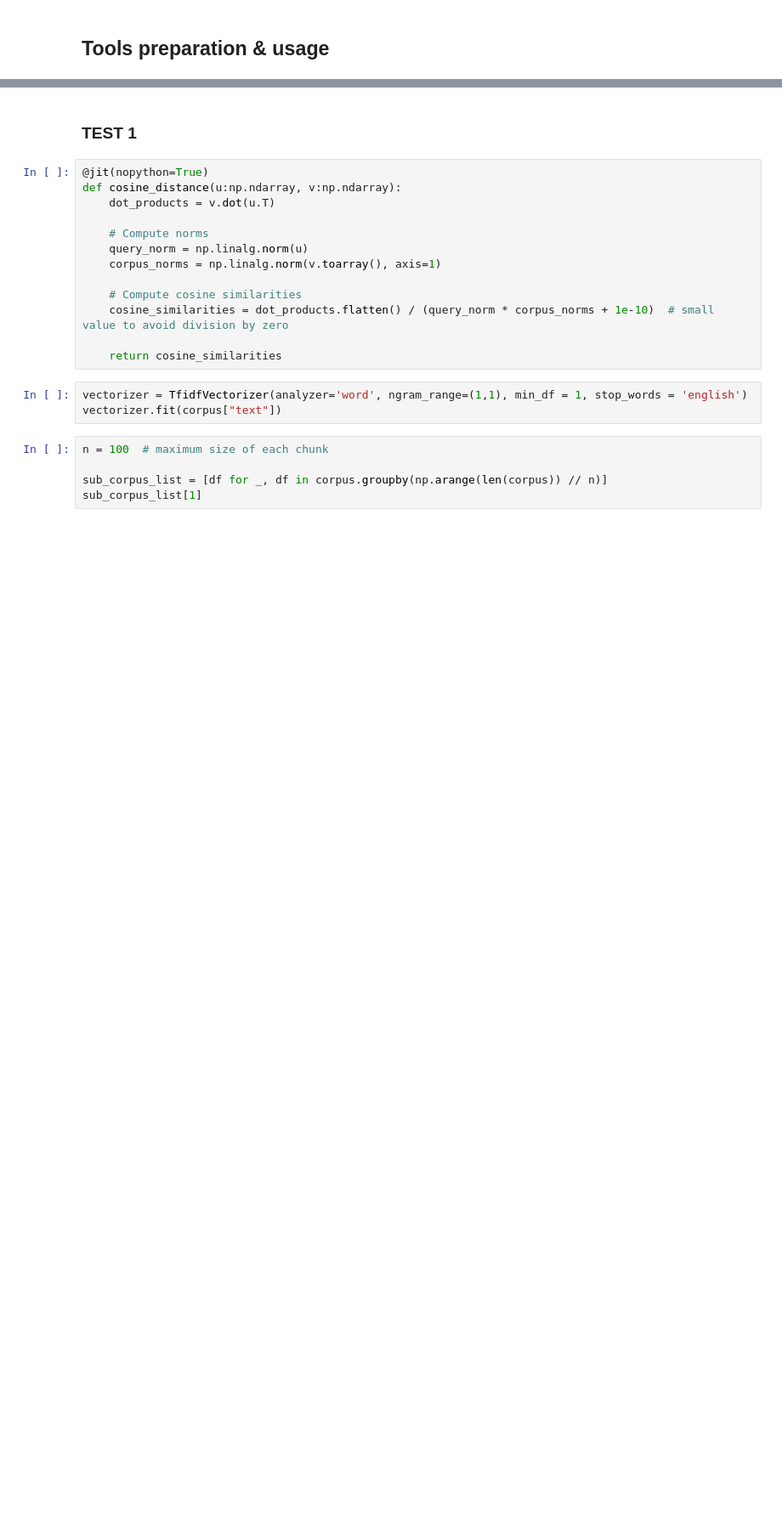
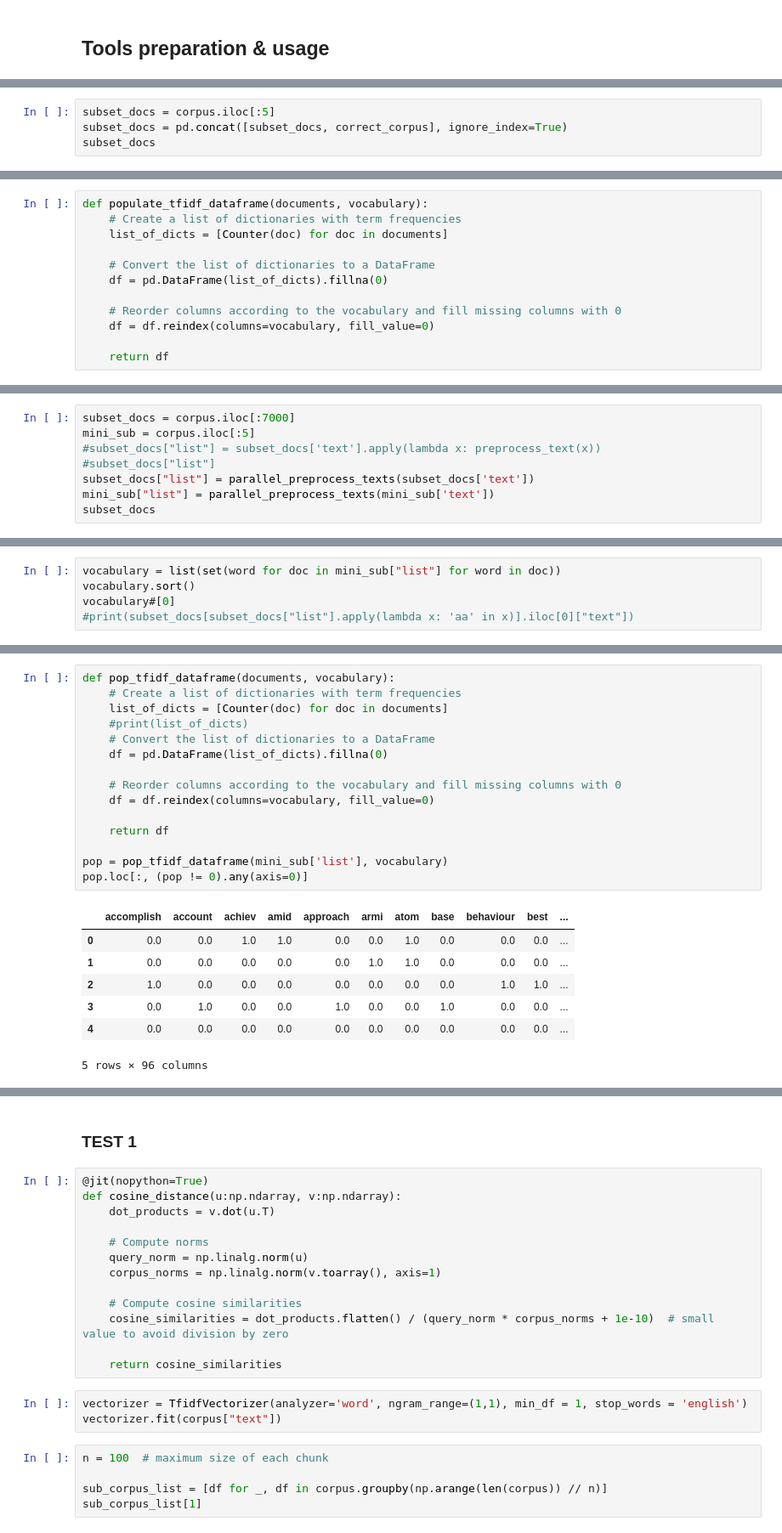
Before and after one commit to DIS-InfoExplorers/Project-1, a Jupyter notebook: EricTestBench.ipynb, the cells around one changed output, grey strips where cells are left out. Shown: that part at 85% size. Saved outputs shown, nothing was run; the diff lists cells and outputs as text; blank space fills up the shorter version.

```diff
--- a/EricTestBench.ipynb
+++ b/EricTestBench.ipynb
@@ -43,0 +167,4 @@ queries_test
+# %%
+subset_docs = corpus.iloc[:5]
+subset_docs = pd.concat([subset_docs, correct_corpus], ignore_index=True)
+subset_docs
@@ -43,0 +179,12 @@ queries_test
+# %%
+def populate_tfidf_dataframe(documents, vocabulary):
+    # Create a list of dictionaries with term frequencies
+    list_of_dicts = [Counter(doc) for doc in documents]
+
+    # Convert the list of dictionaries to a DataFrame
+    df = pd.DataFrame(list_of_dicts).fillna(0)
+
+    # Reorder columns according to the vocabulary and fill missing columns with 0
+    df = df.reindex(columns=vocabulary, fill_value=0)
+
+    return df
@@ -43,0 +300,8 @@ queries_test
+# %%
+subset_docs = corpus.iloc[:7000]
+mini_sub = corpus.iloc[:5]
+#subset_docs["list"] = subset_docs['text'].apply(lambda x: preprocess_text(x))
+#subset_docs["list"]
+subset_docs["list"] = parallel_preprocess_texts(subset_docs['text'])
+mini_sub["list"] = parallel_preprocess_texts(mini_sub['text'])
+subset_docs
@@ -43,0 +348,5 @@ queries_test
+# %%
+vocabulary = list(set(word for doc in mini_sub["list"] for word in doc))
+vocabulary.sort()
+vocabulary#[0]
+#print(subset_docs[subset_docs["list"].apply(lambda x: 'aa' in x)].iloc[0]["text"])
@@ -43,0 +371,23 @@ queries_test
+# %%
+def pop_tfidf_dataframe(documents, vocabulary):
+    # Create a list of dictionaries with term frequencies
+    list_of_dicts = [Counter(doc) for doc in documents]
+    #print(list_of_dicts)
+    # Convert the list of dictionaries to a DataFrame
+    df = pd.DataFrame(list_of_dicts).fillna(0)
+
+    # Reorder columns according to the vocabulary and fill missing columns with 0
+    df = df.reindex(columns=vocabulary, fill_value=0)
+
+    return df
+
+pop = pop_tfidf_dataframe(mini_sub['list'], vocabulary)
+pop.loc[:, (pop != 0).any(axis=0)]
+# %% [output]
+|  | accomplish | account | achiev | amid | approach | armi | atom | base | behaviour | best | ... |
+| 0 | 0.0 | 0.0 | 1.0 | 1.0 | 0.0 | 0.0 | 1.0 | 0.0 | 0.0 | 0.0 | ... |
+| 1 | 0.0 | 0.0 | 0.0 | 0.0 | 0.0 | 1.0 | 1.0 | 0.0 | 0.0 | 0.0 | ... |
+| 2 | 1.0 | 0.0 | 0.0 | 0.0 | 0.0 | 0.0 | 0.0 | 0.0 | 1.0 | 1.0 | ... |
+| 3 | 0.0 | 1.0 | 0.0 | 0.0 | 1.0 | 0.0 | 0.0 | 1.0 | 0.0 | 0.0 | ... |
+| 4 | 0.0 | 0.0 | 0.0 | 0.0 | 0.0 | 0.0 | 0.0 | 0.0 | 0.0 | 0.0 | ... |
+5 rows × 96 columns
```
Also changed, not shown: parts of 24 cells of this notebook, 3 other files.
